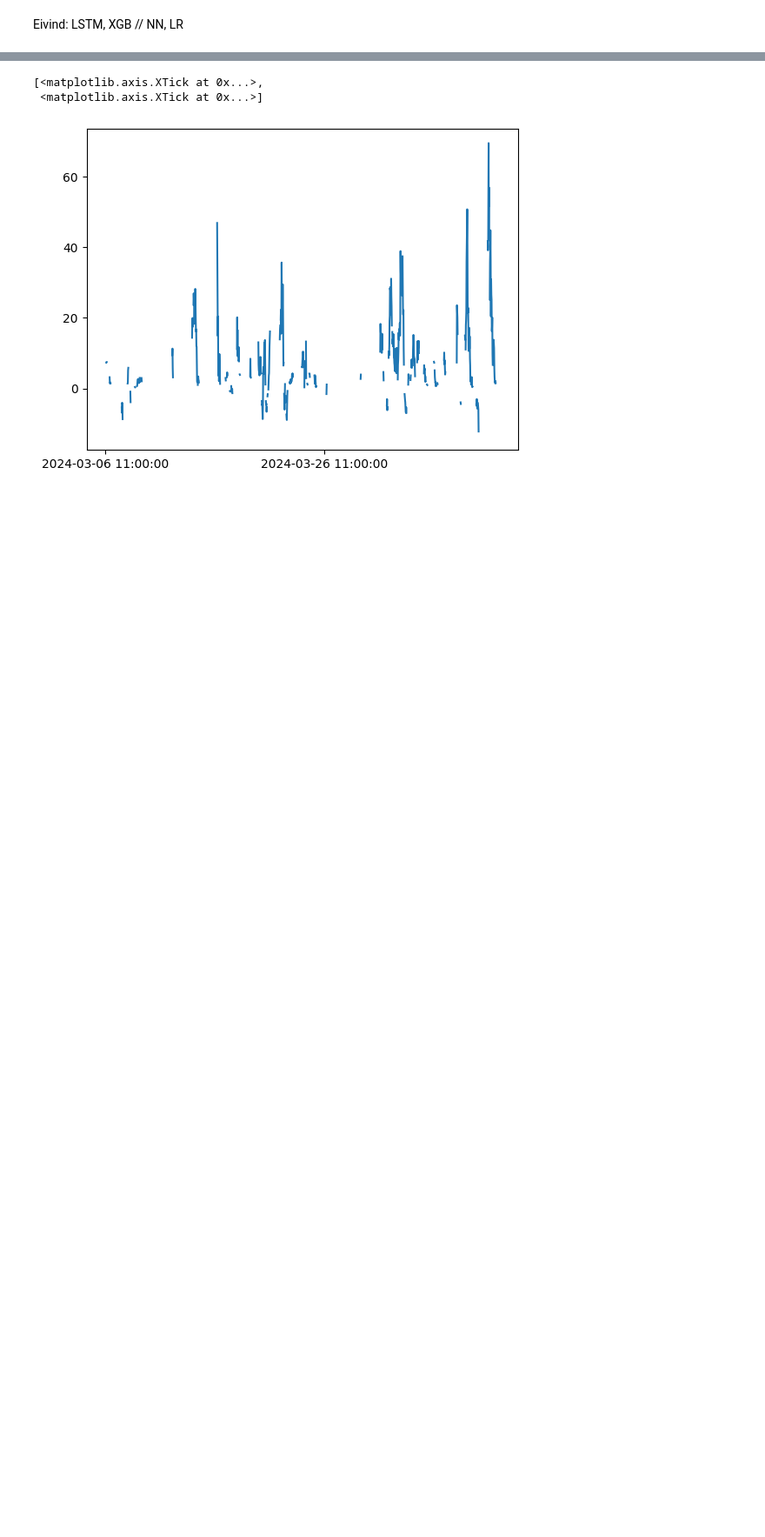
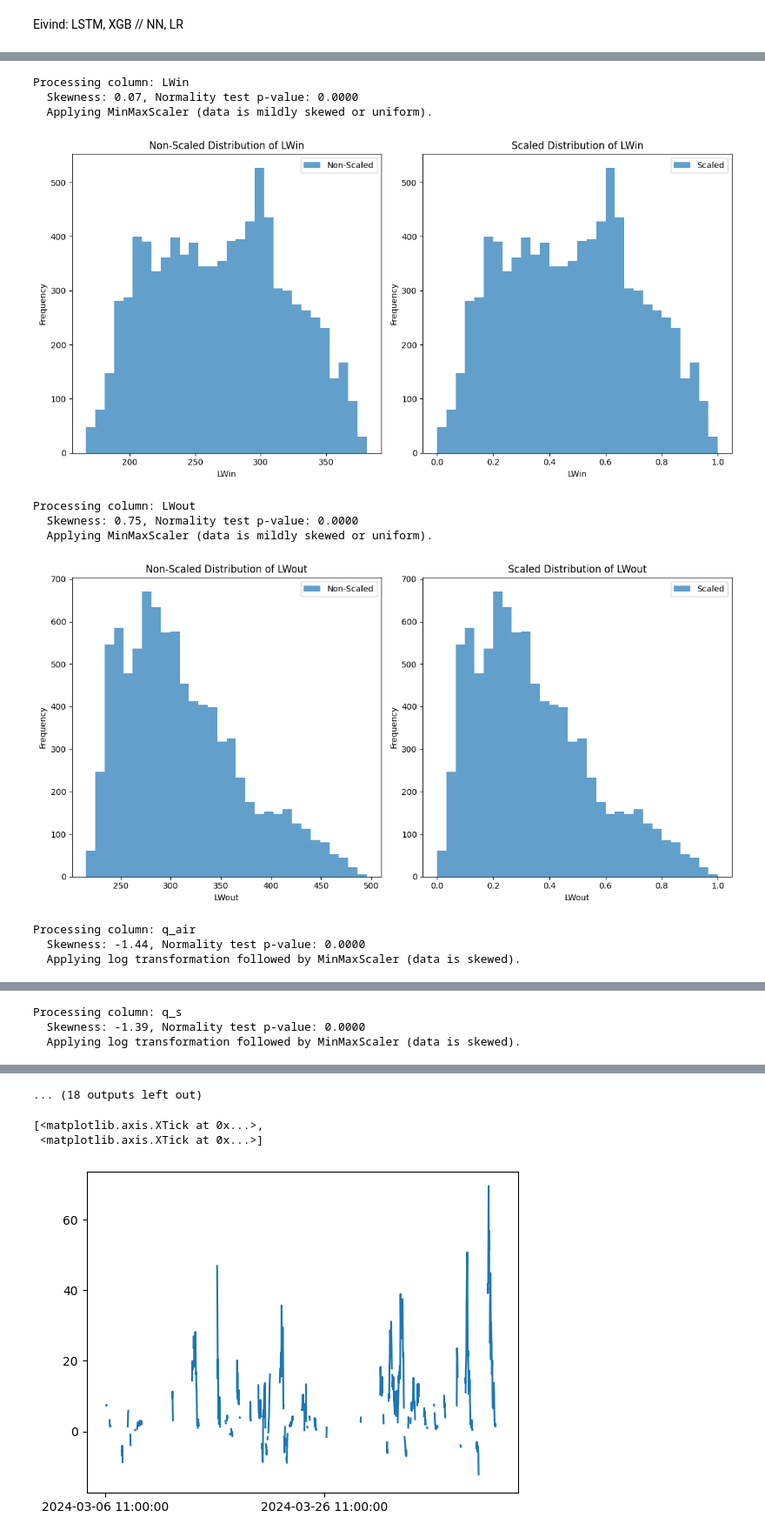
Before and after one commit to adelezaini/GEO9300-Gap-Busters, a Jupyter notebook: notebooks/analysis_eivind.ipynb, the cells around one changed output, grey strips where cells are left out. Shown at 87% size. Cells and saved outputs as stored; diff of their text form; code cells hidden in the pictures; blank space fills up the shorter version.

Commit message:
update analysis and scaling

```diff
--- a/notebooks/analysis_eivind.ipynb
+++ b/notebooks/analysis_eivind.ipynb
@@ -18,0 +83,14 @@ warnings.filterwarnings("ignore")
+# %%
+scaled_df, scaling_info = adaptive_scaling(df_org, target_column='LE', scaling_method='individual')
+# %% [output]
+Processing column: LWin
+  Skewness: 0.07, Normality test p-value: 0.0000
+  Applying MinMaxScaler (data is mildly skewed or uniform).
+[figure, added]
+Processing column: LWout
+  Skewness: 0.75, Normality test p-value: 0.0000
+  Applying MinMaxScaler (data is mildly skewed or uniform).
+[figure, added]
+Processing column: q_air
+  Skewness: -1.44, Normality test p-value: 0.0000
+  Applying log transformation followed by MinMaxScaler (data is skewed).
@@ -18,0 +98,3 @@ warnings.filterwarnings("ignore")
+Processing column: q_s
+  Skewness: -1.39, Normality test p-value: 0.0000
+  Applying log transformation followed by MinMaxScaler (data is skewed).
@@ -19,3 +110,4 @@ warnings.filterwarnings("ignore")
+... (18 outputs left out)
 # %%
 # Real data
 # Load and prepare the data
```
Also changed, not shown: parts of 13 cells of this notebook, 1 other file.
